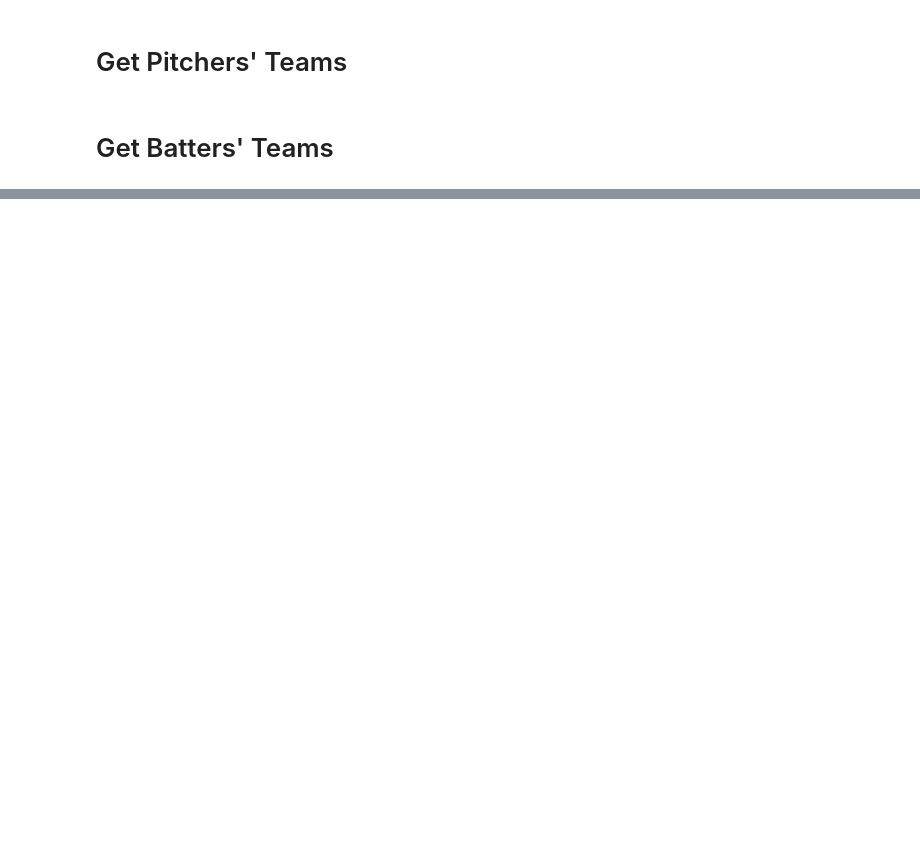
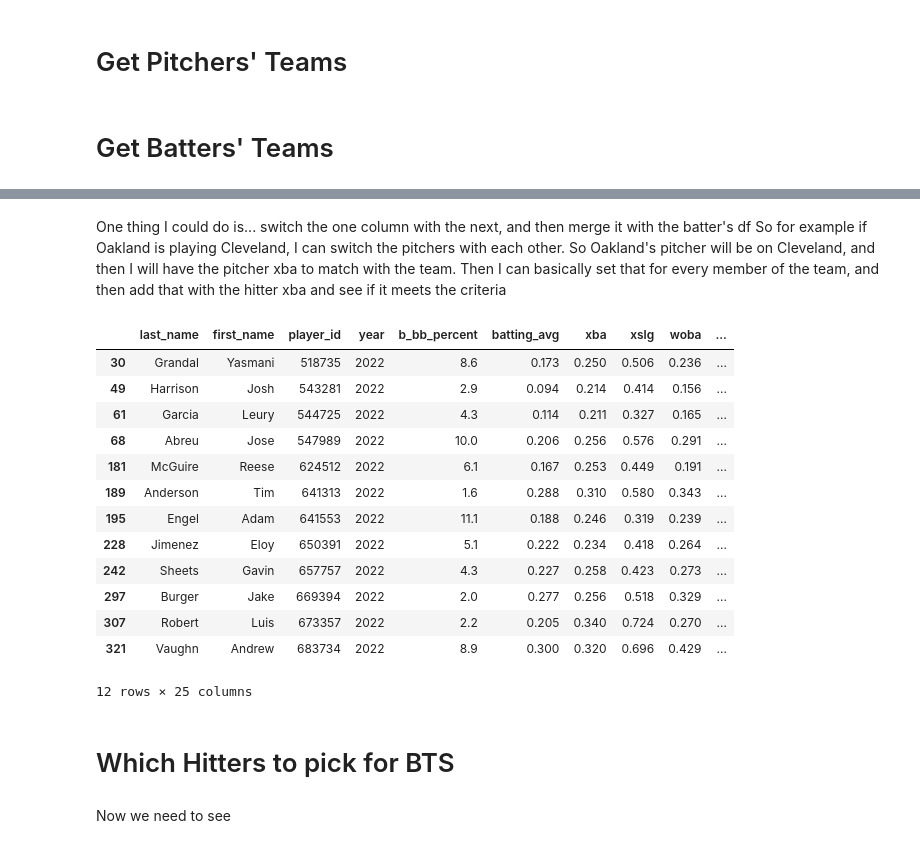
Before and after one commit to dkeyer/baseball_stuff, a Jupyter notebook: MLB_EDA.ipynb, the cells around one changed output, grey strips where cells are left out. Saved outputs shown, nothing was run; the diff lists cells and outputs as text; code cells hidden in the pictures; blank space fills up the shorter version.

```diff
--- a/MLB_EDA.ipynb
+++ b/MLB_EDA.ipynb
@@ -110,4 +147,6 @@ The datasets on Baseball Savant do not include the team name with they players,
 # %%
-df_probable_pitchers = pd.merge(df_probable_pitchers, misc_pitchers, on=['last_name', 'first_name'], how='inner')
+df_probable_pitchers = pd.merge(df_probable_pitchers, misc_pitchers, on=['last_name', 'first_name'], how='left')
 pitchers_df = pd.merge(pitchers_df, misc_pitchers, on=['last_name', 'first_name'], how='inner')
 batters_df = pd.merge(batters_df, misc_batters, on=['last_name', 'first_name'], how='inner')
+#Adding team to all of the players
+#Joining probables as a left join so it will include all of the probables without exception -- may make one of their
@@ -113,0 +157,2 @@ batters_df = pd.merge(batters_df, misc_batters, on=['last_name', 'first_name'],
+# %%
+df_probable_pitchers = pd.merge(df_probable_pitchers, pitchers_df, on=['last_name', 'first_name', 'Team'], how='left')
@@ -113,0 +161,3 @@ batters_df = pd.merge(batters_df, misc_batters, on=['last_name', 'first_name'],
+# %%
+pp_xba = df_probable_pitchers[['last_name', 'first_name', 'Team', 'batting_avg', 'xba', 'p_bb_percent']]
+#How can I compare this to batters df??
@@ -113,0 +185,5 @@ batters_df = pd.merge(batters_df, misc_batters, on=['last_name', 'first_name'],
+# %% [markdown]
+One thing I could do is... switch the one column with the next, and then merge it with the batter's df
+So for example if Oakland is playing Cleveland, I can switch the pitchers with each other. So Oakland's pitcher will be on Cleveland, and then I will have the pitcher xba to match with the team. Then I can basically set that for every member of the team, and then add that with the hitter xba and see if it meets the criteria
+# %%
+batters_df['sanchezium'] = pp_xba['batting_avg']
@@ -113,0 +192,17 @@ batters_df = pd.merge(batters_df, misc_batters, on=['last_name', 'first_name'],
+# %%
+batters_df.loc[batters_df['Team'] == 'CWS']
+# %% [output]
+|  | last_name | first_name | player_id | year | b_bb_percent | batting_avg | xba | xslg | woba | ... |
+| 30 | Grandal | Yasmani | 518735 | 2022 | 8.6 | 0.173 | 0.250 | 0.506 | 0.236 | ... |
+| 49 | Harrison | Josh | 543281 | 2022 | 2.9 | 0.094 | 0.214 | 0.414 | 0.156 | ... |
+| 61 | Garcia | Leury | 544725 | 2022 | 4.3 | 0.114 | 0.211 | 0.327 | 0.165 | ... |
+| 68 | Abreu | Jose | 547989 | 2022 | 10.0 | 0.206 | 0.256 | 0.576 | 0.291 | ... |
+| 181 | McGuire | Reese | 624512 | 2022 | 6.1 | 0.167 | 0.253 | 0.449 | 0.191 | ... |
+| 189 | Anderson | Tim | 641313 | 2022 | 1.6 | 0.288 | 0.310 | 0.580 | 0.343 | ... |
+| 195 | Engel | Adam | 641553 | 2022 | 11.1 | 0.188 | 0.246 | 0.319 | 0.239 | ... |
+| 228 | Jimenez | Eloy | 650391 | 2022 | 5.1 | 0.222 | 0.234 | 0.418 | 0.264 | ... |
+| 242 | Sheets | Gavin | 657757 | 2022 | 4.3 | 0.227 | 0.258 | 0.423 | 0.273 | ... |
+| 297 | Burger | Jake | 669394 | 2022 | 2.0 | 0.277 | 0.256 | 0.518 | 0.329 | ... |
+| 307 | Robert | Luis | 673357 | 2022 | 2.2 | 0.205 | 0.340 | 0.724 | 0.270 | ... |
+| 321 | Vaughn | Andrew | 683734 | 2022 | 8.9 | 0.300 | 0.320 | 0.696 | 0.429 | ... |
+12 rows × 25 columns
@@ -113,0 +212,4 @@ batters_df = pd.merge(batters_df, misc_batters, on=['last_name', 'first_name'],
+# %% [markdown]
+# Which Hitters to pick for BTS
+# %% [markdown]
+Now we need to see
```
Also changed, not shown: parts of 25 cells of this notebook.
